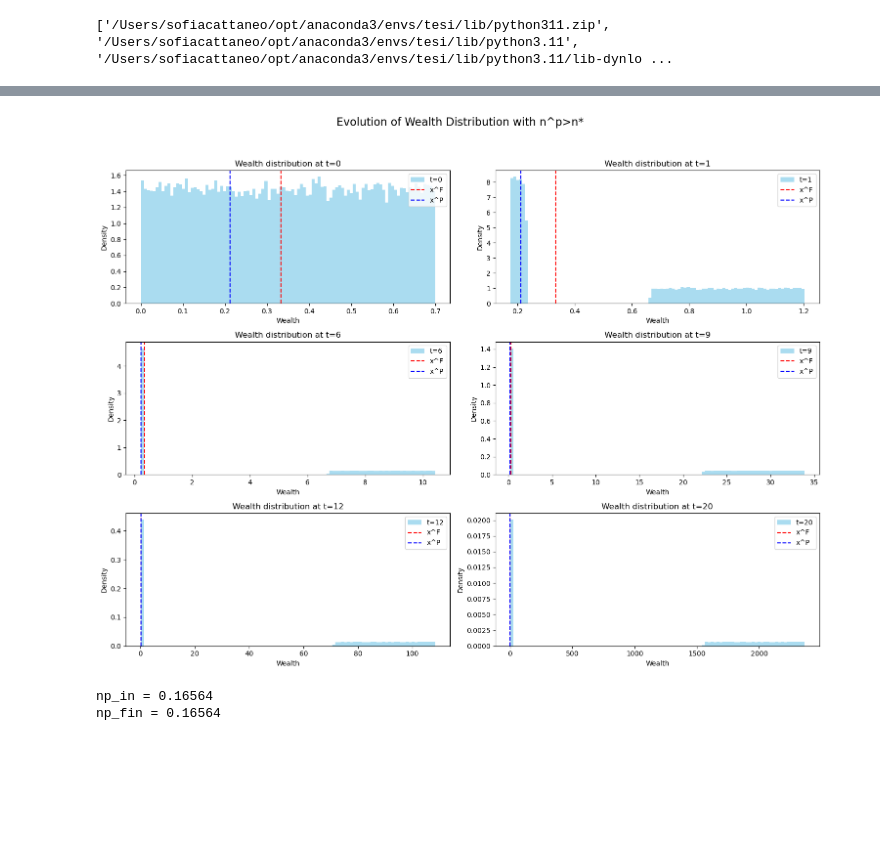
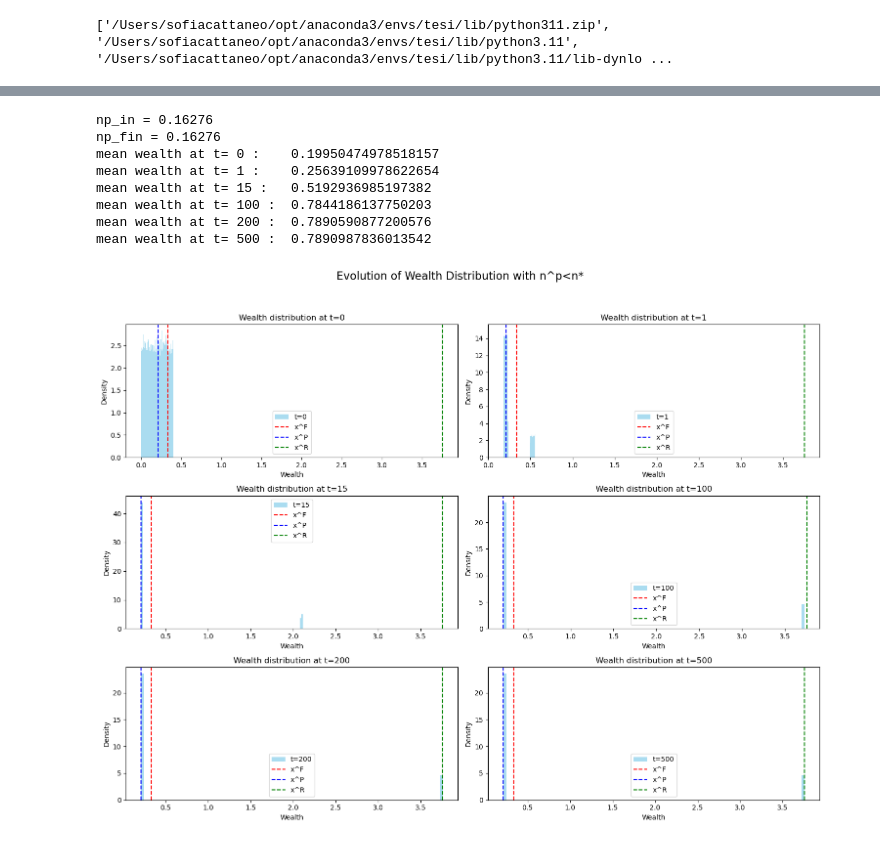
Before and after one commit to sofiacatt-lgtm/tesi-inequality-climate, a Jupyter notebook: notebooks/01_deterministic_simulation.ipynb, the cells around one changed output, grey strips where cells are left out. Drawn from its saved outputs; the diff is of its cells as text; code cells hidden in the pictures; blank space fills up the shorter version.

```diff
--- a/notebooks/01_deterministic_simulation.ipynb
+++ b/notebooks/01_deterministic_simulation.ipynb
@@ -22,37 +55,42 @@ history = simulate_det(lambda N: uniform_initial(N, low=0, high=0.7), update_wea
-# %%
-fig, axes = plt.subplots(3, 2, figsize=(15, 12)) # Create a 3x2 grid of subplots
-axes = axes.flatten() # Flatten the 2D array of axes for easy iteration
-
-for i, t_val in enumerate([0, 1, 6, 9, 12, 20]):
-    t = t_val
-    ax = axes[i]
-    ax.hist(history[t], bins=100, alpha=0.7, label=f"t={t}", density=True, color='skyblue')
-    ax.axvline(xF, color='red', linestyle='--', label="x^F")
-    ax.axvline(xp(), color='blue', linestyle='--', label="x^P")
-    #ax.axvline(xr(n_p), color='green', linestyle='--', label="x^R")
-    ax.legend()
-    ax.set_title(f"Wealth distribution at t={t}")
-    ax.set_xlabel("Wealth")
-    ax.set_ylabel("Density")
-    print('mean wealth at t=',t, ':\t', np.mean(history[t]))
-
-# Hide any unused subplots
-for j in range(i + 1, len(axes)):
-    fig.delaxes(axes[j])
-
-fig.suptitle('Evolution of Wealth Distribution with n^p>n*', fontsize=16) # Add a main title to the figure
-plt.tight_layout(rect=[0, 0.03, 1, 0.95]) # Adjust layout to prevent overlapping titles/labels and make space for suptitle
-plt.show()
-# %% [output]
-[figure, removed]
 # %%
 #simulazione con troppi poveri
-T=150
+T=500
 history = simulate_det(lambda N: uniform_initial(N, low=0, high=0.4), update_wealth, T)
 n_p= np.mean(history[0]> xF)
 print('np_in =',n_p)
 n_p= np.mean(history[T] > xF)
 print('np_fin =',n_p)
+
+fig, axes = plt.subplots(3, 2, figsize=(15, 12)) # Create a 3x2 grid of subplots
+axes = axes.flatten() # Flatten the 2D array of axes for easy iteration
+
+for i, t_val in enumerate([0, 1, 15, 100, 200, 500]):
+    t = t_val
+    ax = axes[i]
+    ax.hist(history[t], bins=100, alpha=0.7, label=f"t={t}", density=True, color='skyblue')
+    ax.axvline(xF, color='red', linestyle='--', label="x^F")
+    ax.axvline(xp(), color='blue', linestyle='--', label="x^P")
+    ax.axvline(xr(n_p), color='green', linestyle='--', label="x^R")
+    ax.legend()
+    ax.set_title(f"Wealth distribution at t={t}")
+    ax.set_xlabel("Wealth")
+    ax.set_ylabel("Density")
+    print('mean wealth at t=',t, ':\t', np.mean(history[t]))
+
+# Hide any unused subplots
+for j in range(i + 1, len(axes)):
+    fig.delaxes(axes[j])
+
+fig.suptitle('Evolution of Wealth Distribution with n^p<n*', fontsize=16) # Add a main title to the figure
+plt.tight_layout(rect=[0, 0.03, 1, 0.95]) # Adjust layout to prevent overlapping titles/labels and make space for suptitle
+plt.show()
 # %% [output]
-np_in = 0.16564
-np_fin = 0.16564
+np_in = 0.16276
+np_fin = 0.16276
+mean wealth at t= 0 :    0.19950474978518157
+mean wealth at t= 1 :    0.25639109978622654
+mean wealth at t= 15 :   0.5192936985197382
+mean wealth at t= 100 :  0.7844186137750203
+mean wealth at t= 200 :  0.7890590877200576
+mean wealth at t= 500 :  0.7890987836013542
+[figure, added]
```
Also changed, not shown: parts of 6 cells of this notebook, 5 other files.
